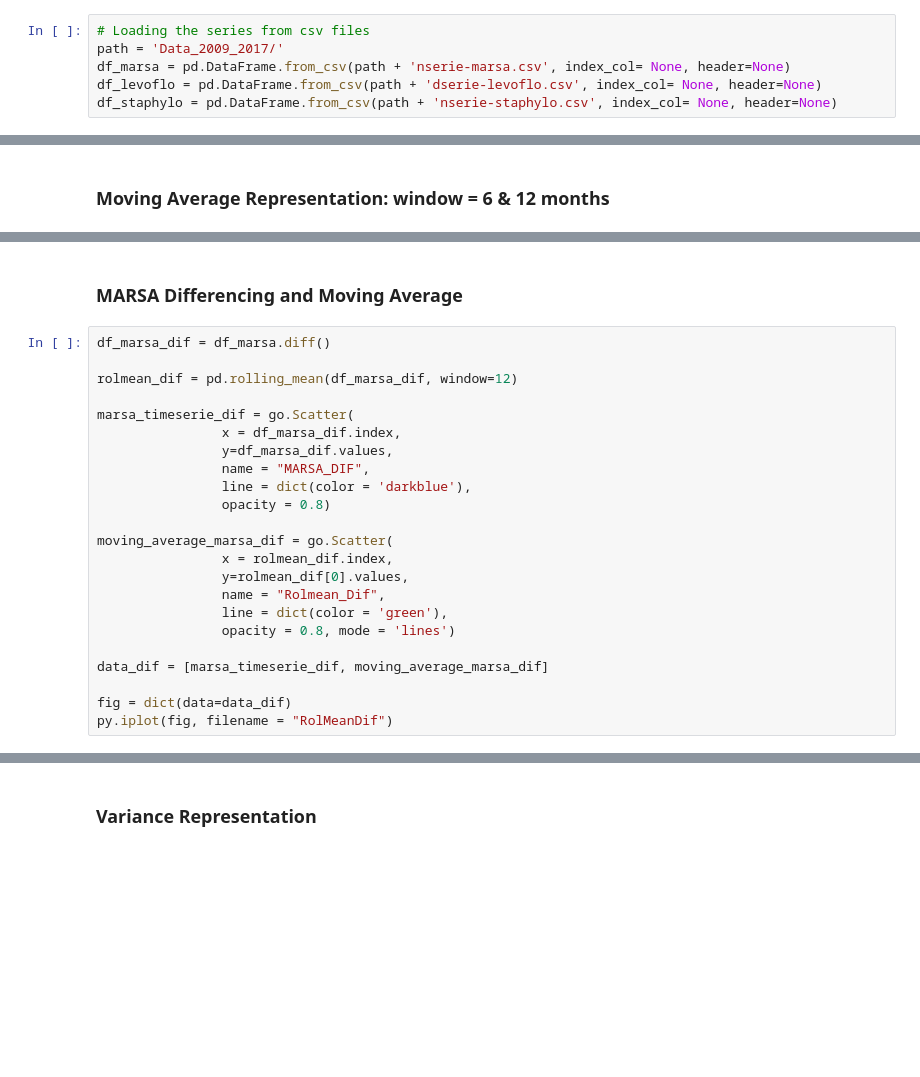
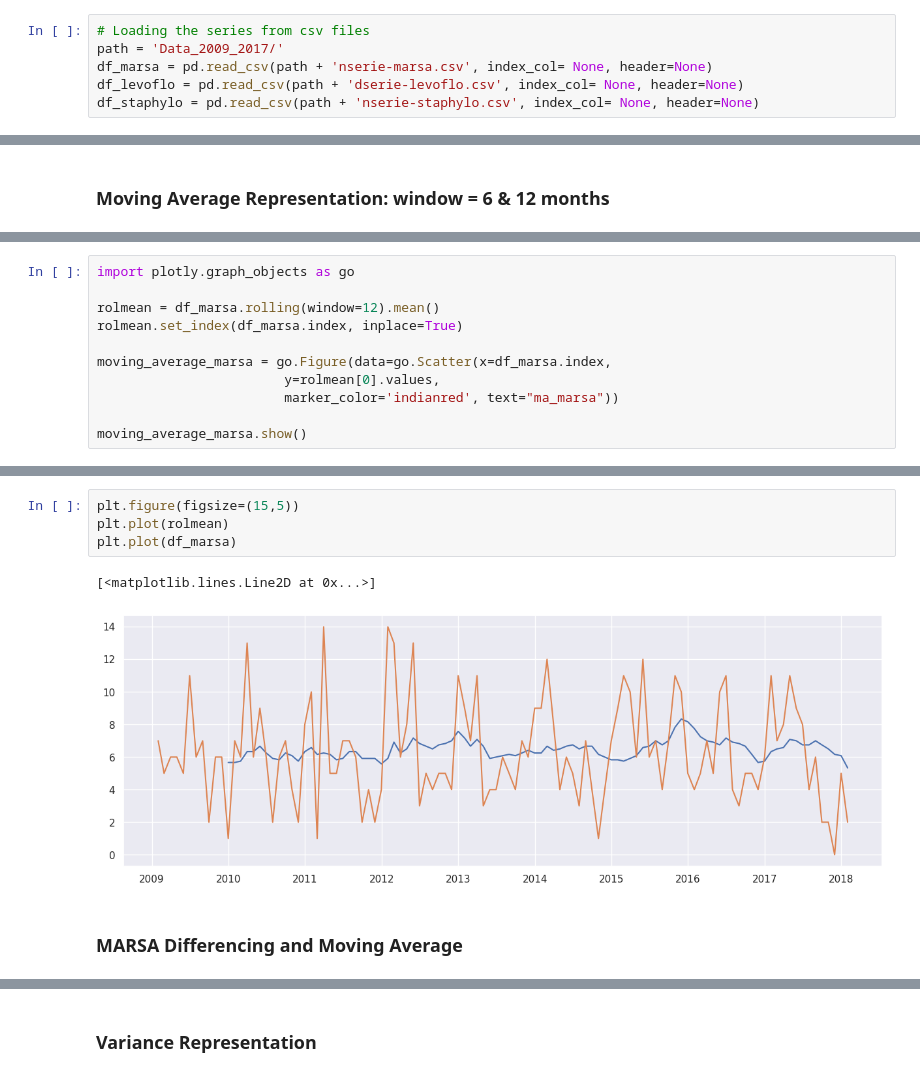
Before and after one commit to pacotoh/ArimaMarsa, a Jupyter notebook: MARSA.ipynb, the cells around one changed output, grey strips where cells are left out. Saved outputs shown, nothing was run; the diff lists cells and outputs as text; blank space fills up the shorter version.

```diff
--- a/MARSA.ipynb
+++ b/MARSA.ipynb
@@ -44,9 +46,9 @@ def load_from_pickle(path='default.pkl'):
 # %%
 # Loading the series from csv files
 path = 'Data_2009_2017/'
-df_marsa = pd.DataFrame.from_csv(path + 'nserie-marsa.csv', index_col= None, header=None)
-df_levoflo = pd.DataFrame.from_csv(path + 'dserie-levoflo.csv', index_col= None, header=None)
-df_staphylo = pd.DataFrame.from_csv(path + 'nserie-staphylo.csv', index_col= None, header=None)
+df_marsa = pd.read_csv(path + 'nserie-marsa.csv', index_col= None, header=None)
+df_levoflo = pd.read_csv(path + 'dserie-levoflo.csv', index_col= None, header=None)
+df_staphylo = pd.read_csv(path + 'nserie-staphylo.csv', index_col= None, header=None)
 # %%
 # Date formating: We have data from 2009 to 2018
 from datetime import datetime, timedelta
@@ -170,0 +143,11 @@ py.iplot(fig, filename = "RolMean")
+# %%
+import plotly.graph_objects as go
+
+rolmean = df_marsa.rolling(window=12).mean()
+rolmean.set_index(df_marsa.index, inplace=True)
+
+moving_average_marsa = go.Figure(data=go.Scatter(x=df_marsa.index,
+                        y=rolmean[0].values,
+                        marker_color='indianred', text="ma_marsa"))
+
+moving_average_marsa.show()
@@ -171,25 +156,9 @@ py.iplot(fig, filename = "RolMean")
+# %%
+plt.figure(figsize=(15,5))
+plt.plot(rolmean)
+plt.plot(df_marsa)
+# %% [output]
+[<matplotlib.lines.Line2D at 0x...>]
+[figure, added]
 # %% [markdown]
 ### MARSA Differencing and Moving Average
-# %%
-df_marsa_dif = df_marsa.diff()
-
-rolmean_dif = pd.rolling_mean(df_marsa_dif, window=12)
-
-marsa_timeserie_dif = go.Scatter(
-                x = df_marsa_dif.index,
-                y=df_marsa_dif.values,
-                name = "MARSA_DIF",
-                line = dict(color = 'darkblue'),
-                opacity = 0.8)
-
-moving_average_marsa_dif = go.Scatter(
-                x = rolmean_dif.index,
-                y=rolmean_dif[0].values,
-                name = "Rolmean_Dif",
-                line = dict(color = 'green'),
-                opacity = 0.8, mode = 'lines')
-
-data_dif = [marsa_timeserie_dif, moving_average_marsa_dif]
-
-fig = dict(data=data_dif)
-py.iplot(fig, filename = "RolMeanDif")
```
Also changed, not shown: parts of 30 cells of this notebook.
